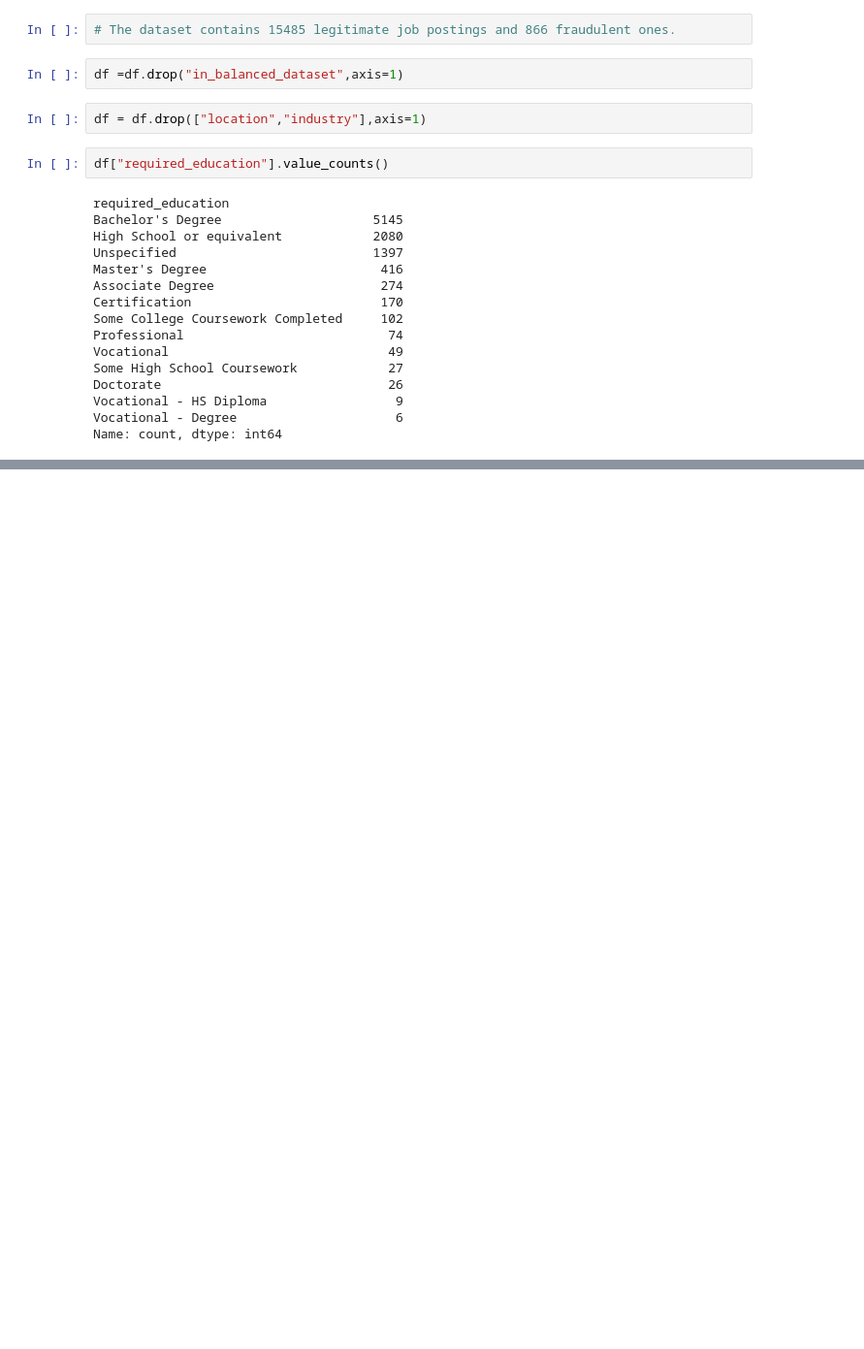
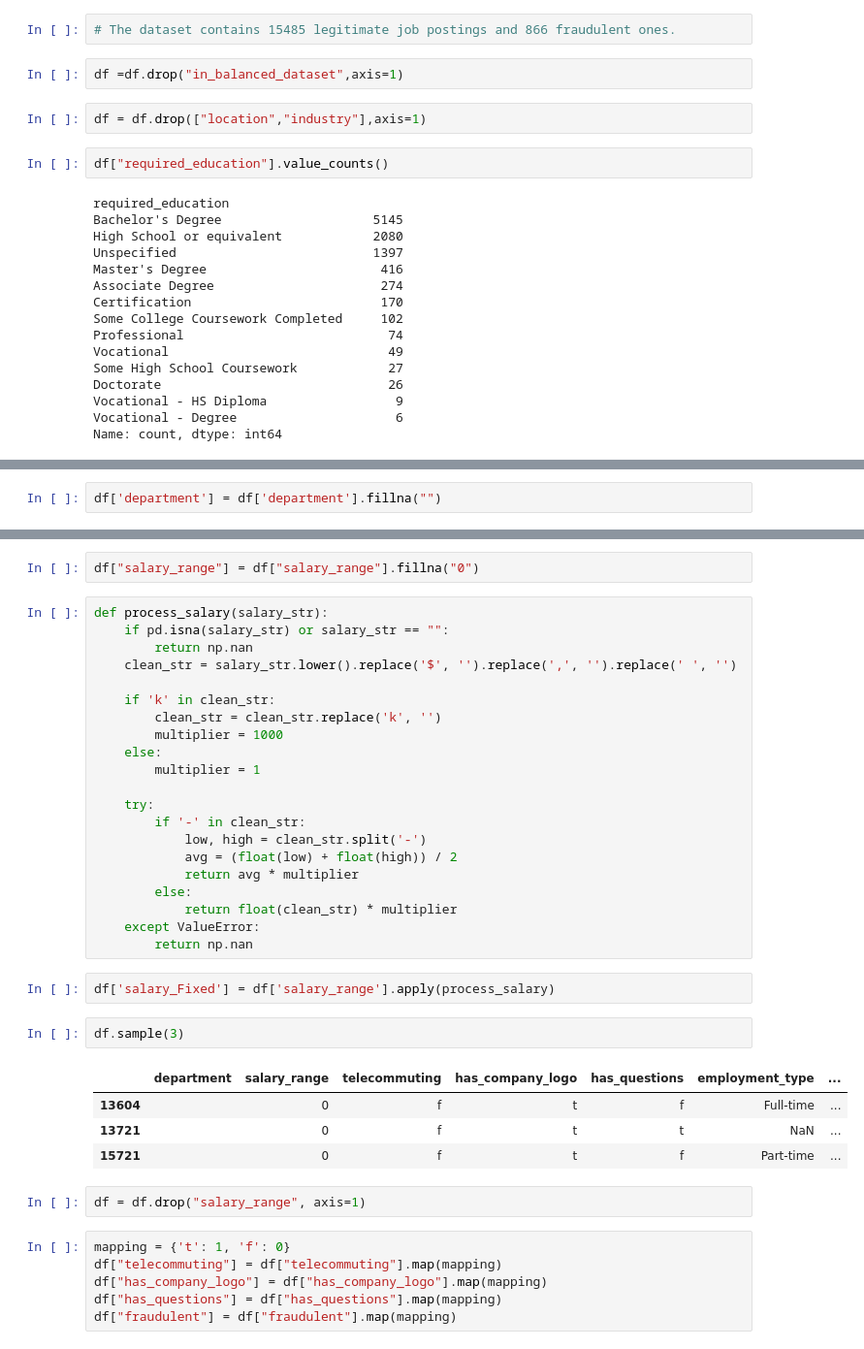
Before and after one commit to hiteshjha24/Fake-internship-and-Scam-job-detection, a Jupyter notebook: test.ipynb, the cells around one changed output, grey strips where cells are left out. Shown at 97% size. Drawn from its saved outputs; the diff is of its cells as text; blank space fills up the shorter version.

```diff
--- a/test.ipynb
+++ b/test.ipynb
@@ -43,0 +100,2 @@ Name: count, dtype: int64
+# %%
+df['department'] = df['department'].fillna("")
@@ -43,0 +108,40 @@ Name: count, dtype: int64
+# %%
+df["salary_range"] = df["salary_range"].fillna("0")
+# %%
+def process_salary(salary_str):
+    if pd.isna(salary_str) or salary_str == "":
+        return np.nan
+    clean_str = salary_str.lower().replace('$', '').replace(',', '').replace(' ', '')
+
+    if 'k' in clean_str:
+        clean_str = clean_str.replace('k', '')
+        multiplier = 1000
+    else:
+        multiplier = 1
+
+    try:
+        if '-' in clean_str:
+            low, high = clean_str.split('-')
+            avg = (float(low) + float(high)) / 2
+            return avg * multiplier
+        else:
+            return float(clean_str) * multiplier
+    except ValueError:
+        return np.nan
+# %%
+df['salary_Fixed'] = df['salary_range'].apply(process_salary)
+# %%
+df.sample(3)
+# %% [output]
+|  | department | salary_range | telecommuting | has_company_logo | has_questions | employment_type | ... |
+| 13604 |  | 0 | f | t | f | Full-time | ... |
+| 13721 |  | 0 | f | t | t | NaN | ... |
+| 15721 |  | 0 | f | t | f | Part-time | ... |
+# %%
+df = df.drop("salary_range", axis=1)
+# %%
+mapping = {'t': 1, 'f': 0}
+df["telecommuting"] = df["telecommuting"].map(mapping)
+df["has_company_logo"] = df["has_company_logo"].map(mapping)
+df["has_questions"] = df["has_questions"].map(mapping)
+df["fraudulent"] = df["fraudulent"].map(mapping)
```
Also changed, not shown: parts of 32 cells of this notebook.
